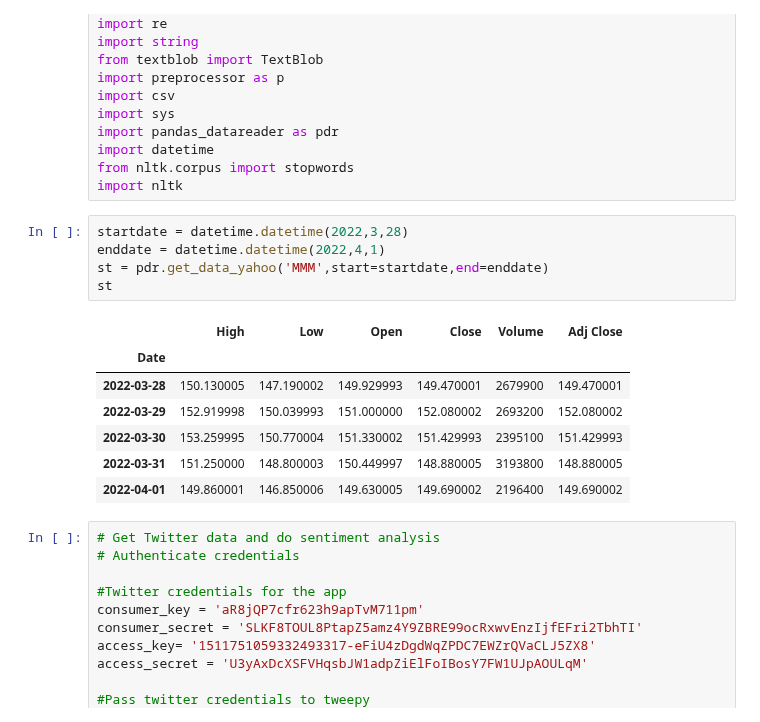
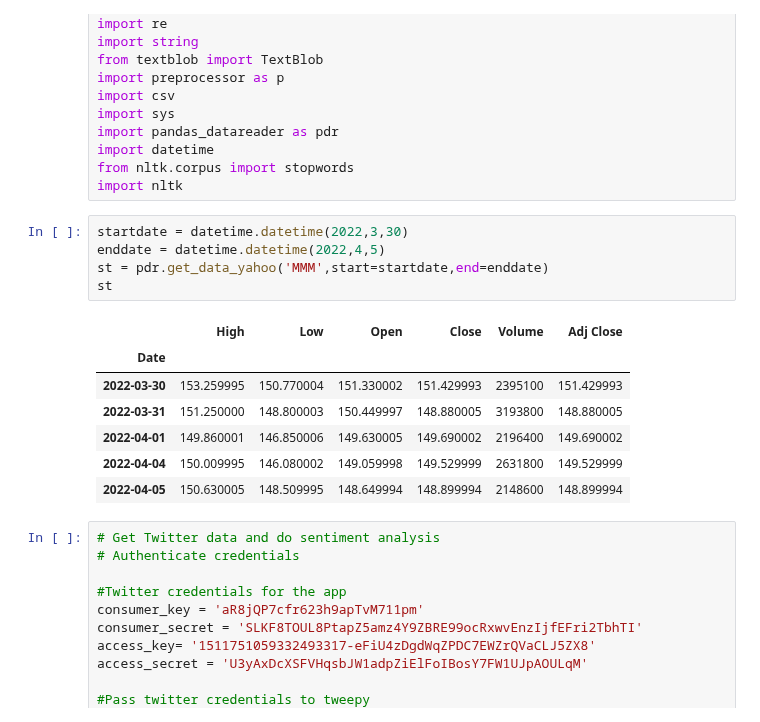
Before and after one commit to justintwoo/Mini-Project-1, a Jupyter notebook: Mini Project 4/Mini Project #4.ipynb, the cells around one changed output. Cells and saved outputs as stored; diff of their text form.

```diff
--- a/Mini Project 4/Mini Project #4.ipynb
+++ b/Mini Project 4/Mini Project #4.ipynb
@@ -14,18 +14,18 @@ import datetime
 from nltk.corpus import stopwords
 import nltk
 # %%
-startdate = datetime.datetime(2022,3,28)
-enddate = datetime.datetime(2022,4,1)
+startdate = datetime.datetime(2022,3,30)
+enddate = datetime.datetime(2022,4,5)
 st = pdr.get_data_yahoo('MMM',start=startdate,end=enddate)
 st
 # %% [output]
 |  | High | Low | Open | Close | Volume | Adj Close |
 | Date |  |  |  |  |  |  |
-| 2022-03-28 | 150.130005 | 147.190002 | 149.929993 | 149.470001 | 2679900 | 149.470001 |
-| 2022-03-29 | 152.919998 | 150.039993 | 151.000000 | 152.080002 | 2693200 | 152.080002 |
 | 2022-03-30 | 153.259995 | 150.770004 | 151.330002 | 151.429993 | 2395100 | 151.429993 |
 | 2022-03-31 | 151.250000 | 148.800003 | 150.449997 | 148.880005 | 3193800 | 148.880005 |
 | 2022-04-01 | 149.860001 | 146.850006 | 149.630005 | 149.690002 | 2196400 | 149.690002 |
+| 2022-04-04 | 150.009995 | 146.080002 | 149.059998 | 149.529999 | 2631800 | 149.529999 |
+| 2022-04-05 | 150.630005 | 148.509995 | 148.649994 | 148.899994 | 2148600 | 148.899994 |
 # %%
 # Get Twitter data and do sentiment analysis
 # Authenticate credentials
```
Also changed, not shown: parts of 3 cells of this notebook, 9 other files.
